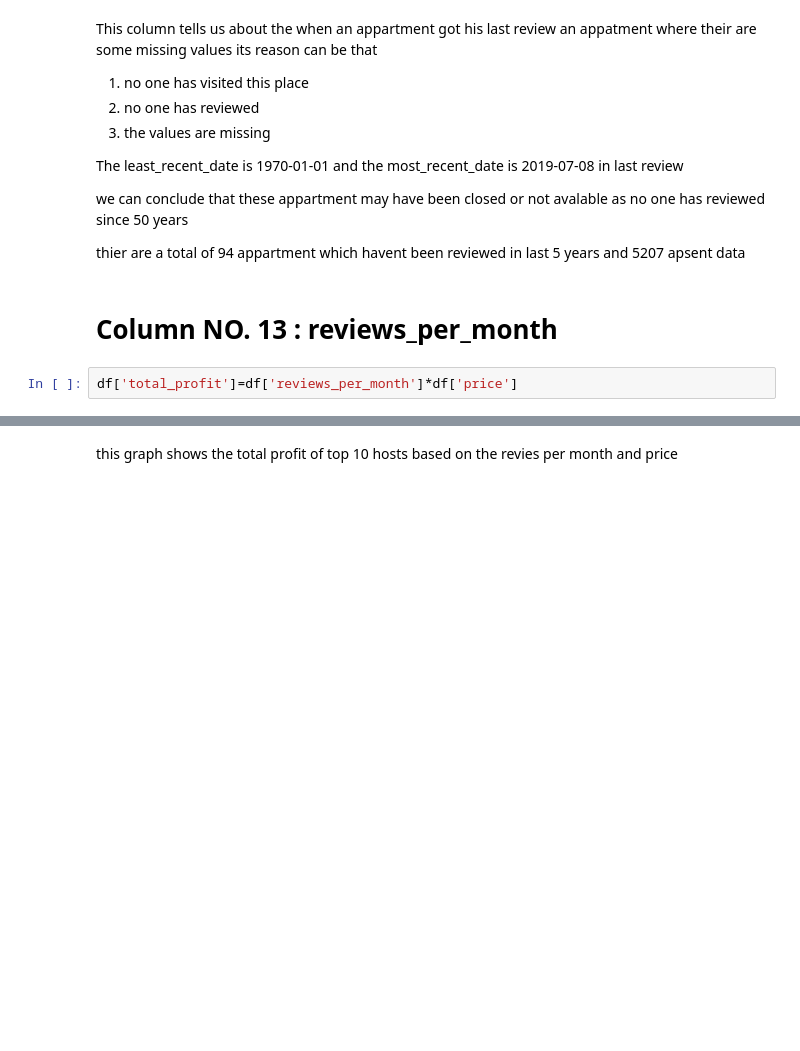
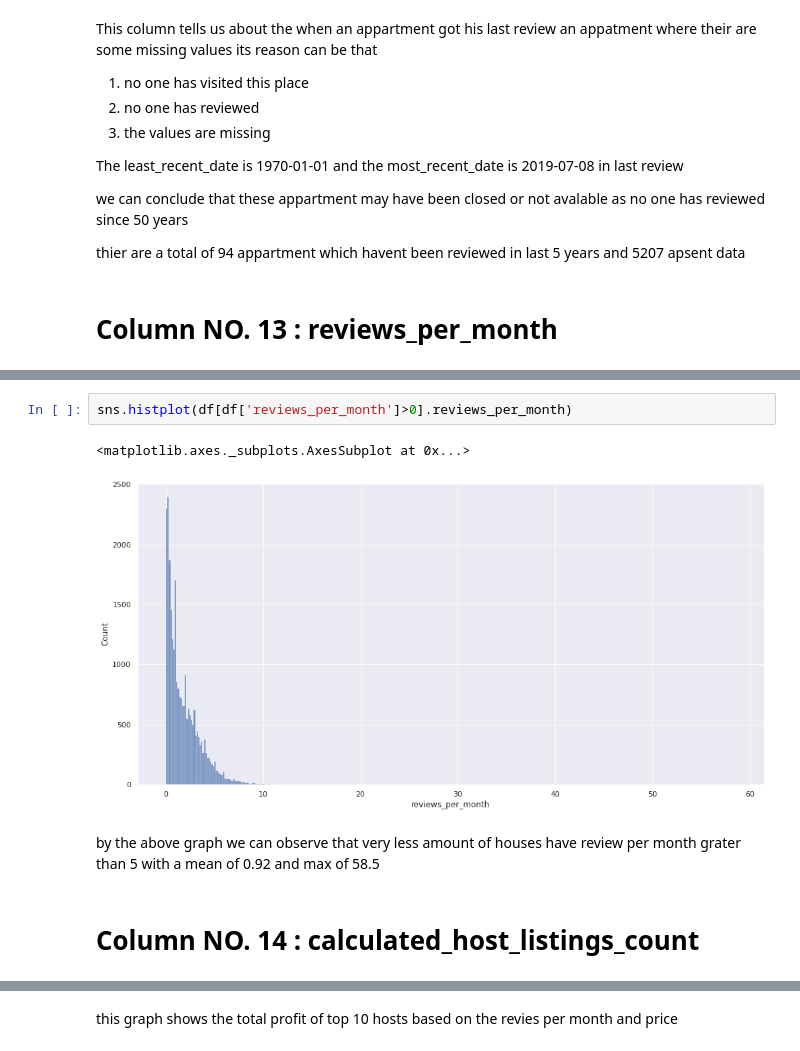
Before and after one commit to Ali-Asgar-Lakdawala/EDA-airbnb, a Jupyter notebook: Ali_Asgar_Airbnb_Bookings_Analysis_Capstone_Project.ipynb, the cells around one changed output, grey strips where cells are left out. Cells and saved outputs as stored; diff of their text form; blank space fills up the shorter version.

Commit message:
Added new graphs and Arranged the graph/code in topic and subtopics

```diff
--- a/Ali_Asgar_Airbnb_Bookings_Analysis_Capstone_Project.ipynb
+++ b/Ali_Asgar_Airbnb_Bookings_Analysis_Capstone_Project.ipynb
@@ -611,5 +577,3 @@ we can conclude that these appartment may have been closed or not avalable as no
 thier are a total of 94 appartment which havent been reviewed in last 5 years and 5207 apsent data
 # %% [markdown]
 # Column NO. 13 : reviews_per_month
-# %%
-df['total_profit']=df['reviews_per_month']*df['price']
@@ -615,0 +592,10 @@ df['total_profit']=df['reviews_per_month']*df['price']
+# %%
+sns.histplot(df[df['reviews_per_month']>0].reviews_per_month)
+# %% [output]
+<matplotlib.axes._subplots.AxesSubplot at 0x...>
+[figure, added]
+# %% [markdown]
+by the above graph we can observe that very less amount of houses have review per month grater than 5
+with a mean of 0.92 and max of 58.5
+# %% [markdown]
+# Column NO. 14 : calculated_host_listings_count
```
Also changed, not shown: parts of 57 cells of this notebook.
